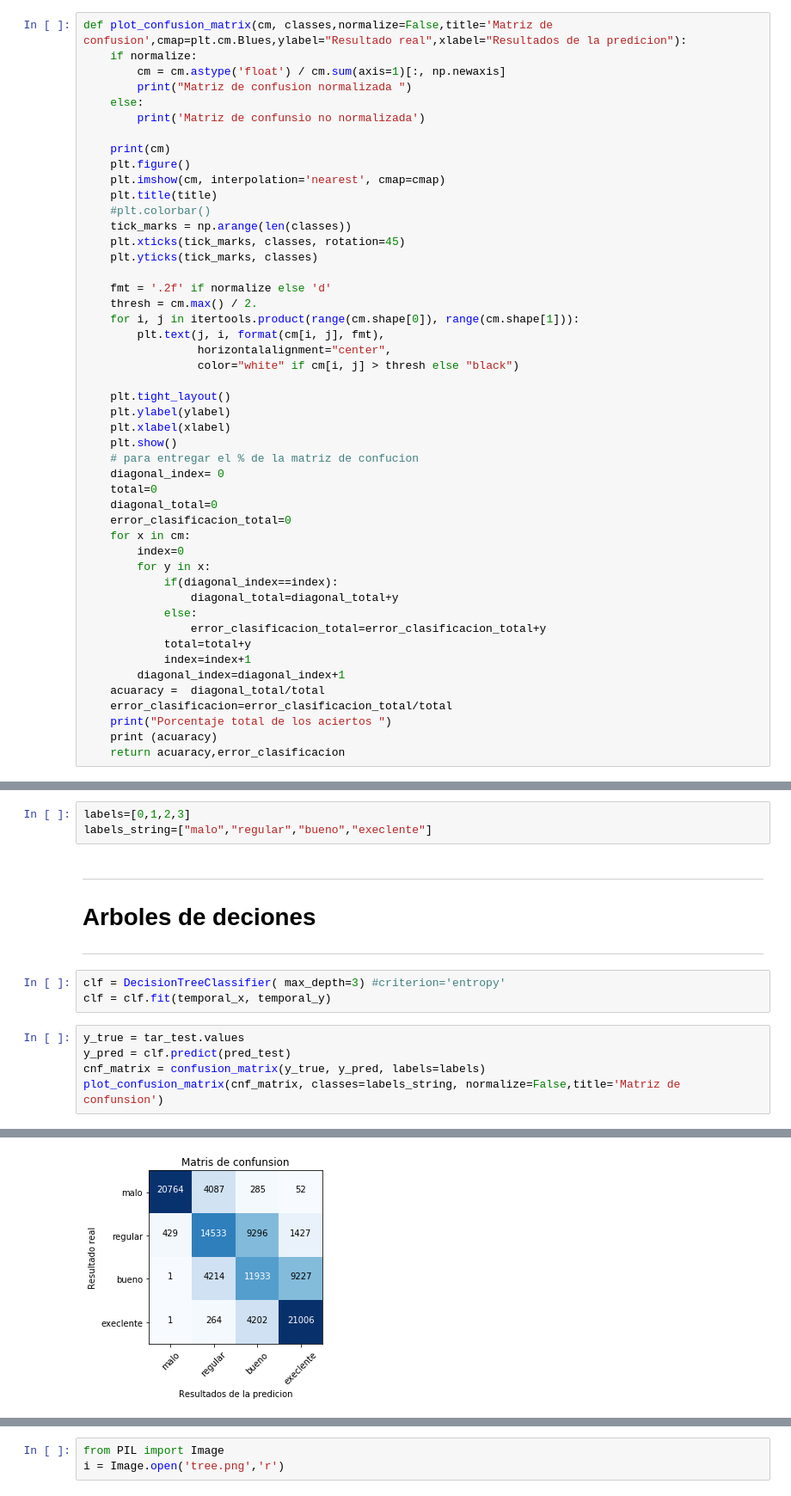
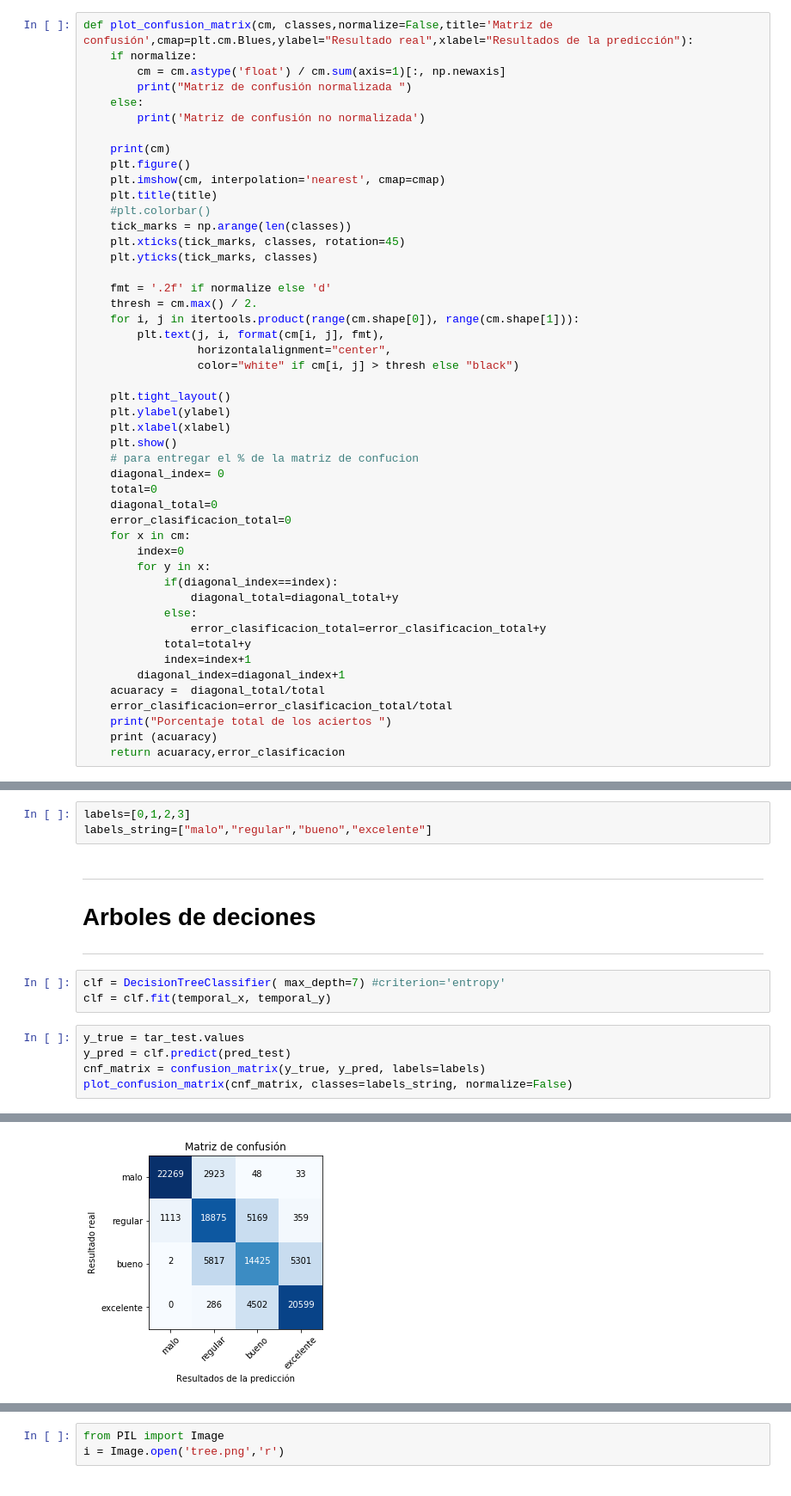
Before and after one commit to fmedel/Mineria-de-datos, a Jupyter notebook: jypiter/work/proyecto-farmacia/todos-datos/Modelos.ipynb, the cells around one changed output, grey strips where cells are left out. Shown at 86% size. Drawn from its saved outputs; the diff is of its cells as text.

```diff
--- a/jypiter/work/proyecto-farmacia/todos-datos/Modelos.ipynb
+++ b/jypiter/work/proyecto-farmacia/todos-datos/Modelos.ipynb
@@ -8,12 +8,12 @@ from sklearn.cross_validation import train_test_split
 from sklearn.tree import DecisionTreeClassifier
 from sklearn.ensemble import RandomForestClassifier
 # %%
-def plot_confusion_matrix(cm, classes,normalize=False,title='Matriz de confusion',cmap=plt.cm.Blues,ylabel="Resultado real",xlabel="Resultados de la predicion"):
+def plot_confusion_matrix(cm, classes,normalize=False,title='Matriz de confusión',cmap=plt.cm.Blues,ylabel="Resultado real",xlabel="Resultados de la predicción"):
     if normalize:
         cm = cm.astype('float') / cm.sum(axis=1)[:, np.newaxis]
-        print("Matriz de confusion normalizada ")
+        print("Matriz de confusión normalizada ")
     else:
-        print('Matriz de confunsio no normalizada')
+        print('Matriz de confusión no normalizada')
 
     print(cm)
     plt.figure()
@@ -72,15 +72,15 @@ temporal_y = tar_train.values
 temporal_x = pred_train.values
 # %%
 labels=[0,1,2,3]
-labels_string=["malo","regular","bueno","execlente"]
+labels_string=["malo","regular","bueno","excelente"]
 # %% [markdown]
 <hr><h1>Arboles de deciones </h1><hr>
 # %%
-clf = DecisionTreeClassifier( max_depth=3) #criterion='entropy'
+clf = DecisionTreeClassifier( max_depth=7) #criterion='entropy'
 clf = clf.fit(temporal_x, temporal_y)
 # %%
 y_true = tar_test.values
 y_pred = clf.predict(pred_test)
 cnf_matrix = confusion_matrix(y_true, y_pred, labels=labels)
-plot_confusion_matrix(cnf_matrix, classes=labels_string, normalize=False,title='Matriz de confunsion')
+plot_confusion_matrix(cnf_matrix, classes=labels_string, normalize=False)
 # %% [output]
@@ -92,2 +92,2 @@ Matriz de confunsio no normalizada
-[figure, old version]
+[figure, new version]
 Porcentaje total de los aciertos
```
Also changed, not shown: parts of 7 cells of this notebook, 1 other file.
